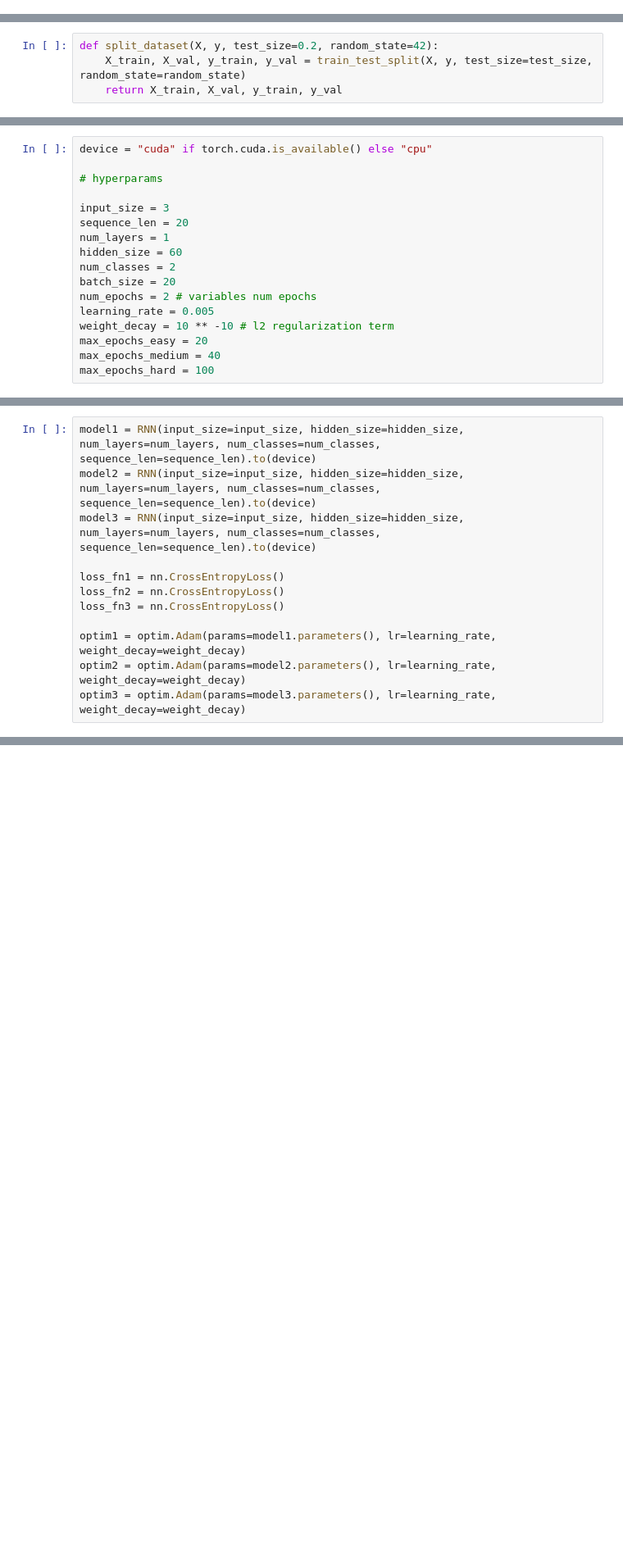
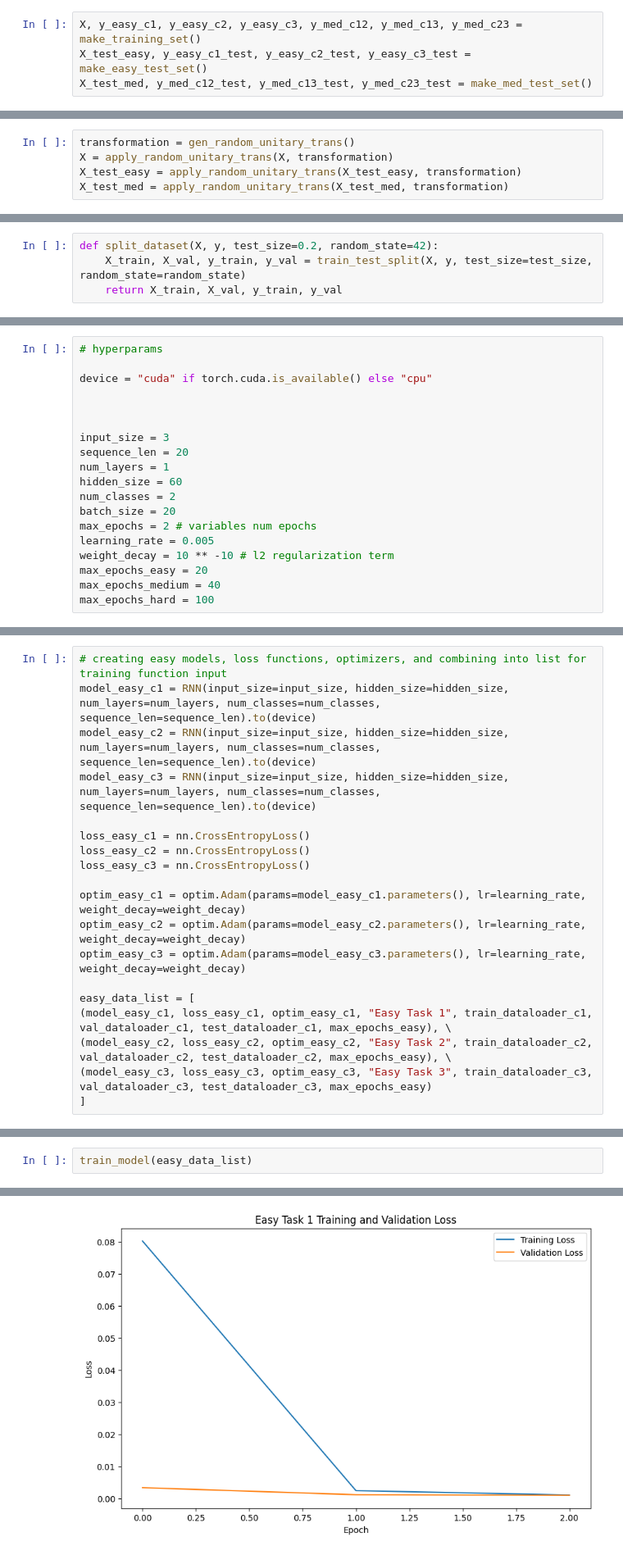
Before and after one commit to iroblesrazzaq/rnn_somatosensory, a Jupyter notebook: analysis.ipynb, the cells around one changed output, grey strips where cells are left out. Shown: that part at 82% size. Saved outputs shown, nothing was run; the diff lists cells and outputs as text; blank space fills up the shorter version.

```diff
--- a/analysis.ipynb
+++ b/analysis.ipynb
@@ -141,0 +19,4 @@ X_test_easy = np.einsum('ijk,kl->ijl', X_test_easy, random_rotation)
+# %%
+X, y_easy_c1, y_easy_c2, y_easy_c3, y_med_c12, y_med_c13, y_med_c23 = make_training_set()
+X_test_easy, y_easy_c1_test, y_easy_c2_test, y_easy_c3_test = make_easy_test_set()
+X_test_med, y_med_c12_test, y_med_c13_test, y_med_c23_test = make_med_test_set()
@@ -141,0 +31,5 @@ X_test_easy = np.einsum('ijk,kl->ijl', X_test_easy, random_rotation)
+# %%
+transformation = gen_random_unitary_trans()
+X = apply_random_unitary_trans(X, transformation)
+X_test_easy = apply_random_unitary_trans(X_test_easy, transformation)
+X_test_med = apply_random_unitary_trans(X_test_med, transformation)
@@ -206,7 +124,9 @@ test_dataloader_c3 = DataLoader(test_dataset_c3, batch_size=20, shuffle=False)
 # %%
+# hyperparams
+
 device = "cuda" if torch.cuda.is_available() else "cpu"
 
-# hyperparams
+
 
 input_size = 3
 sequence_len = 20
@@ -214,7 +134,7 @@ num_layers = 1
 hidden_size = 60
 num_classes = 2
 batch_size = 20
-num_epochs = 2 # variables num epochs
+max_epochs = 2 # variables num epochs
 learning_rate = 0.005
 weight_decay = 10 ** -10 # l2 regularization term
 max_epochs_easy = 20
@@ -248,14 +168,21 @@ class RNN(nn.Module):
         out = self.fc(out[:, -1, :])
         return out
 # %%
-model1 = RNN(input_size=input_size, hidden_size=hidden_size, num_layers=num_layers, num_classes=num_classes, sequence_len=sequence_len).to(device)
-model2 = RNN(input_size=input_size, hidden_size=hidden_size, num_layers=num_layers, num_classes=num_classes, sequence_len=sequence_len).to(device)
-model3 = RNN(input_size=input_size, hidden_size=hidden_size, num_layers=num_layers, num_classes=num_classes, sequence_len=sequence_len).to(device)
+# creating easy models, loss functions, optimizers, and combining into list for training function input
+model_easy_c1 = RNN(input_size=input_size, hidden_size=hidden_size, num_layers=num_layers, num_classes=num_classes, sequence_len=sequence_len).to(device)
+model_easy_c2 = RNN(input_size=input_size, hidden_size=hidden_size, num_layers=num_layers, num_classes=num_classes, sequence_len=sequence_len).to(device)
+model_easy_c3 = RNN(input_size=input_size, hidden_size=hidden_size, num_layers=num_layers, num_classes=num_classes, sequence_len=sequence_len).to(device)
 
-loss_fn1 = nn.CrossEntropyLoss()
-loss_fn2 = nn.CrossEntropyLoss()
-loss_fn3 = nn.CrossEntropyLoss()
+loss_easy_c1 = nn.CrossEntropyLoss()
+loss_easy_c2 = nn.CrossEntropyLoss()
+loss_easy_c3 = nn.CrossEntropyLoss()
 
-optim1 = optim.Adam(params=model1.parameters(), lr=learning_rate, weight_decay=weight_decay)
-optim2 = optim.Adam(params=model2.parameters(), lr=learning_rate, weight_decay=weight_decay)
-optim3 = optim.Adam(params=model3.parameters(), lr=learning_rate, weight_decay=weight_decay)
+optim_easy_c1 = optim.Adam(params=model_easy_c1.parameters(), lr=learning_rate, weight_decay=weight_decay)
+optim_easy_c2 = optim.Adam(params=model_easy_c2.parameters(), lr=learning_rate, weight_decay=weight_decay)
+optim_easy_c3 = optim.Adam(params=model_easy_c3.parameters(), lr=learning_rate, weight_decay=weight_decay)
+
+easy_data_list = [
+(model_easy_c1, loss_easy_c1, optim_easy_c1, "Easy Task 1", train_dataloader_c1, val_dataloader_c1, test_dataloader_c1, max_epochs_easy), \
+(model_easy_c2, loss_easy_c2, optim_easy_c2, "Easy Task 2", train_dataloader_c2, val_dataloader_c2, test_dataloader_c2, max_epochs_easy), \
+(model_easy_c3, loss_easy_c3, optim_easy_c3, "Easy Task 3", train_dataloader_c3, val_dataloader_c3, test_dataloader_c3, max_epochs_easy)
+]
@@ -397,0 +394,3 @@ Target loss of 0.001 reached at epoch 4
+# %%
+train_model(easy_data_list)
+# %% [output]
@@ -397,0 +404 @@ Target loss of 0.001 reached at epoch 4
+[figure, added]
```
Also changed, not shown: parts of 18 cells of this notebook, 2 other files.
